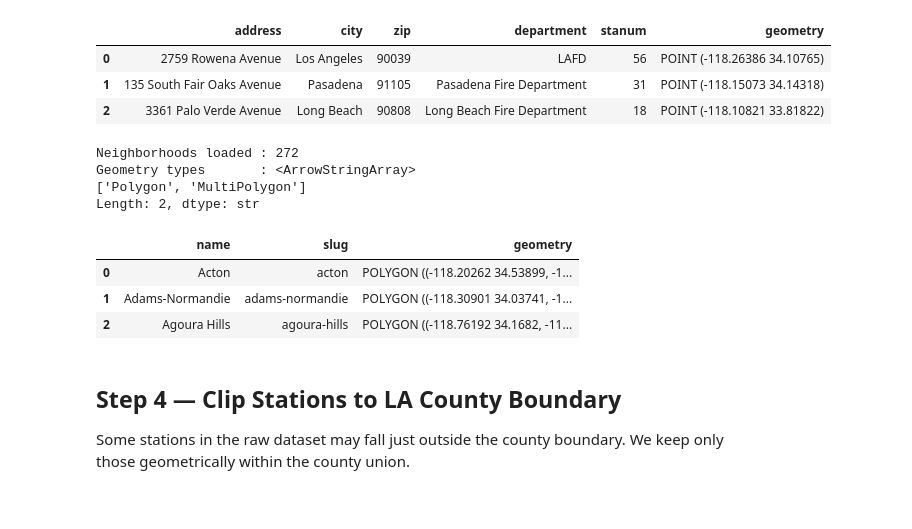
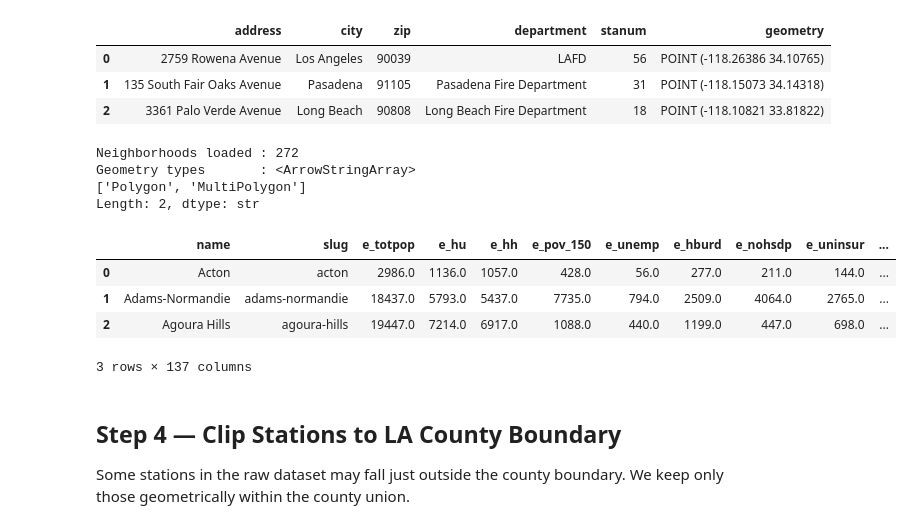
Before and after one commit to danielqhtruong/MATH497_Research_TDA, a Jupyter notebook: PH/FireStations_PH/tda_fire_stations_ph.ipynb, the cells around one changed output. Drawn from its saved outputs; the diff is of its cells as text; code cells hidden in the pictures.

```diff
--- a/PH/FireStations_PH/tda_fire_stations_ph.ipynb
+++ b/PH/FireStations_PH/tda_fire_stations_ph.ipynb
@@ -52,7 +52,7 @@ import pandas as pd
 
 # ── Paths (adjust if your files are in a different directory) ──
 STATIONS_PATH  = "../../data/all_stations.geojson"
-LA_COUNTY_PATH = "../../data/la_county.geojson"
+LA_COUNTY_PATH = "../../data/la_county_svi.geojson"
 
 # ── Filtration parameters ──
 RIPS_MAX_M          = 25_000   # 25 km — maximum Rips edge length
@@ -103,21 +103,22 @@ Stations loaded : 412
 | 2 | 3361 Palo Verde Avenue | Long Beach | 90808 | Long Beach Fire Department | 18 | POINT (-118.10821 33.81822) |
 # %%
 # ── Load LA County neighborhoods ──
-county_wgs = gpd.read_file("../../data/la_county.geojson").set_crs(CRS_WGS84, allow_override=True)
+county_wgs = gpd.read_file(LA_COUNTY_PATH).set_crs(CRS_WGS84, allow_override=True)
 
 print(f"Neighborhoods loaded : {len(county_wgs)}")
 print(f"Geometry types       : {county_wgs.geometry.geom_type.unique()}")
 print()
 county_wgs.head(3)
 # %% [output]
 Neighborhoods loaded : 272
 Geometry types       : <ArrowStringArray>
 ['Polygon', 'MultiPolygon']
 Length: 2, dtype: str
-|  | name | slug | geometry |
-| 0 | Acton | acton | POLYGON ((-118.20262 34.53899, -1... |
-| 1 | Adams-Normandie | adams-normandie | POLYGON ((-118.30901 34.03741, -1... |
-| 2 | Agoura Hills | agoura-hills | POLYGON ((-118.76192 34.1682, -11... |
+|  | name | slug | e_totpop | e_hu | e_hh | e_pov_150 | e_unemp | e_hburd | e_nohsdp | e_uninsur | ... |
+| 0 | Acton | acton | 2986.0 | 1136.0 | 1057.0 | 428.0 | 56.0 | 277.0 | 211.0 | 144.0 | ... |
+| 1 | Adams-Normandie | adams-normandie | 18437.0 | 5793.0 | 5437.0 | 7735.0 | 794.0 | 2509.0 | 4064.0 | 2765.0 | ... |
+| 2 | Agoura Hills | agoura-hills | 19447.0 | 7214.0 | 6917.0 | 1088.0 | 440.0 | 1199.0 | 447.0 | 698.0 | ... |
+3 rows × 137 columns
 # %% [markdown]
 ## Step 4 — Clip Stations to LA County Boundary
 
```
Also changed, not shown: parts of 6 cells of this notebook, 13 other files.
